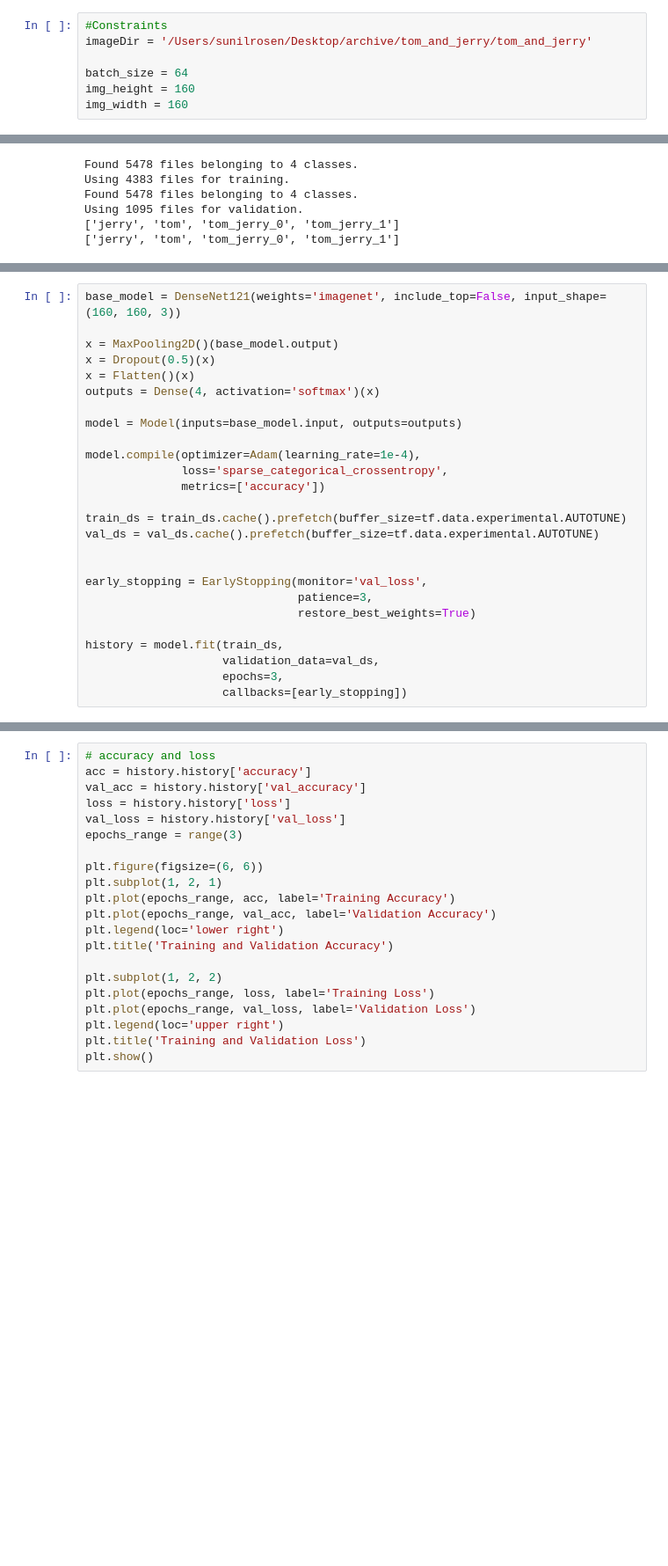
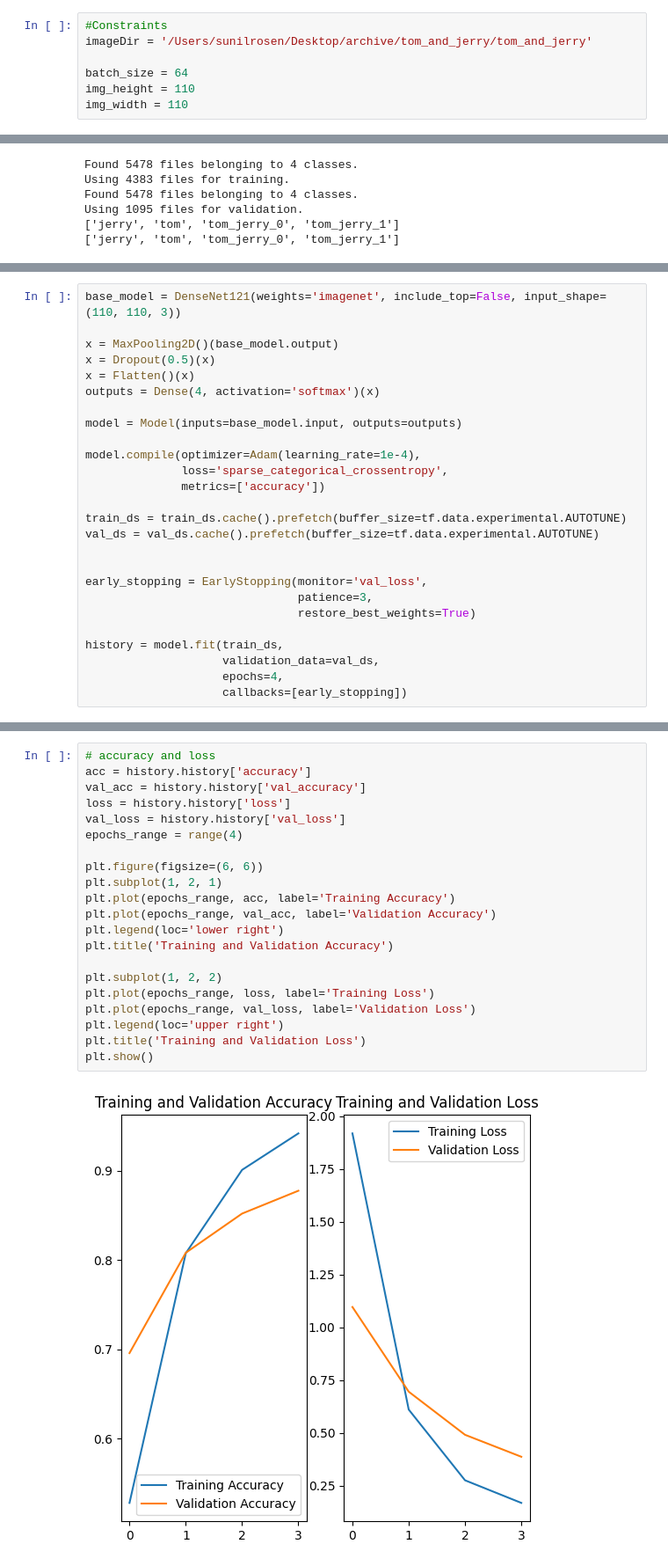
Before and after one commit to sunilrosen/Tom-and-Jerry-Neural-Network-Classifier, a Jupyter notebook: tom_and_jerry_classification.ipynb, the cells around one changed output, grey strips where cells are left out. Shown at 88% size. Cells and saved outputs as stored; diff of their text form; blank space fills up the shorter version.

Commit message:
Edited input shape

```diff
--- a/tom_and_jerry_classification.ipynb
+++ b/tom_and_jerry_classification.ipynb
@@ -19,8 +19,8 @@ To enable the following instructions: SSE4.1 SSE4.2, in other operations, rebuil
 imageDir = '/Users/sunilrosen/Desktop/archive/tom_and_jerry/tom_and_jerry'
 
 batch_size = 64
-img_height = 160
-img_width = 160
+img_height = 110
+img_width = 110
 # %%
 train_ds = tf.keras.preprocessing.image_dataset_from_directory(
     directory=imageDir,
@@ -69,6 +80,6 @@ plt.show()
 [figure]
 # %%
-base_model = DenseNet121(weights='imagenet', include_top=False, input_shape=(160, 160, 3))
+base_model = DenseNet121(weights='imagenet', include_top=False, input_shape=(110, 110, 3))
 
 x = MaxPooling2D()(base_model.output)
 x = Dropout(0.5)(x)
@@ -91,6 +102,6 @@ early_stopping = EarlyStopping(monitor='val_loss',
 
 history = model.fit(train_ds,
                     validation_data=val_ds,
-                    epochs=3,
+                    epochs=4,
                     callbacks=[early_stopping])
 # %% [output]
@@ -102,24 +139,26 @@ Epoch 1/3
 # %%
 # accuracy and loss
 acc = history.history['accuracy']
 val_acc = history.history['val_accuracy']
 loss = history.history['loss']
 val_loss = history.history['val_loss']
-epochs_range = range(3)
+epochs_range = range(4)
 
 plt.figure(figsize=(6, 6))
 plt.subplot(1, 2, 1)
 plt.plot(epochs_range, acc, label='Training Accuracy')
 plt.plot(epochs_range, val_acc, label='Validation Accuracy')
 plt.legend(loc='lower right')
 plt.title('Training and Validation Accuracy')
 
 plt.subplot(1, 2, 2)
 plt.plot(epochs_range, loss, label='Training Loss')
 plt.plot(epochs_range, val_loss, label='Validation Loss')
 plt.legend(loc='upper right')
 plt.title('Training and Validation Loss')
 plt.show()
+# %% [output]
+[figure, added]
 # %%
 label_categories = {
     0: "Jerry",
```
Also changed, not shown: parts of 6 cells of this notebook.
